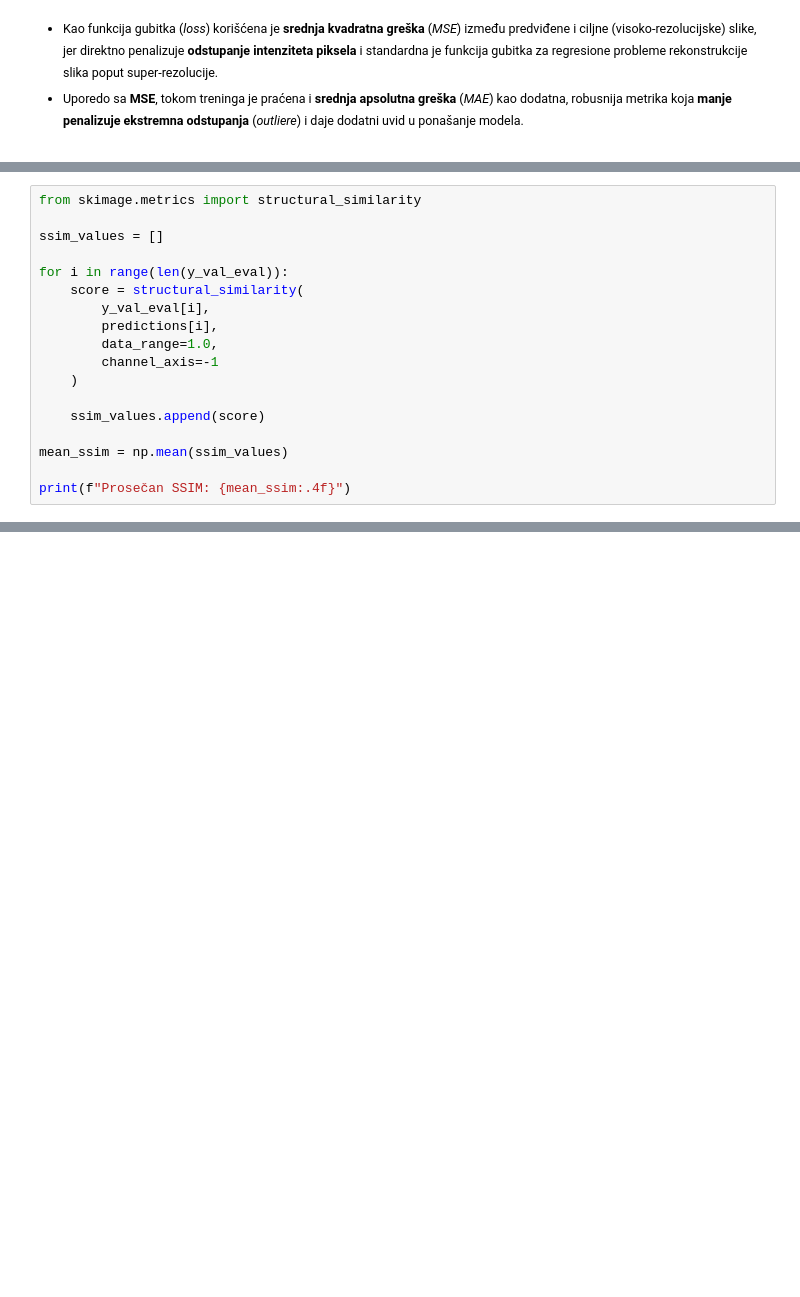
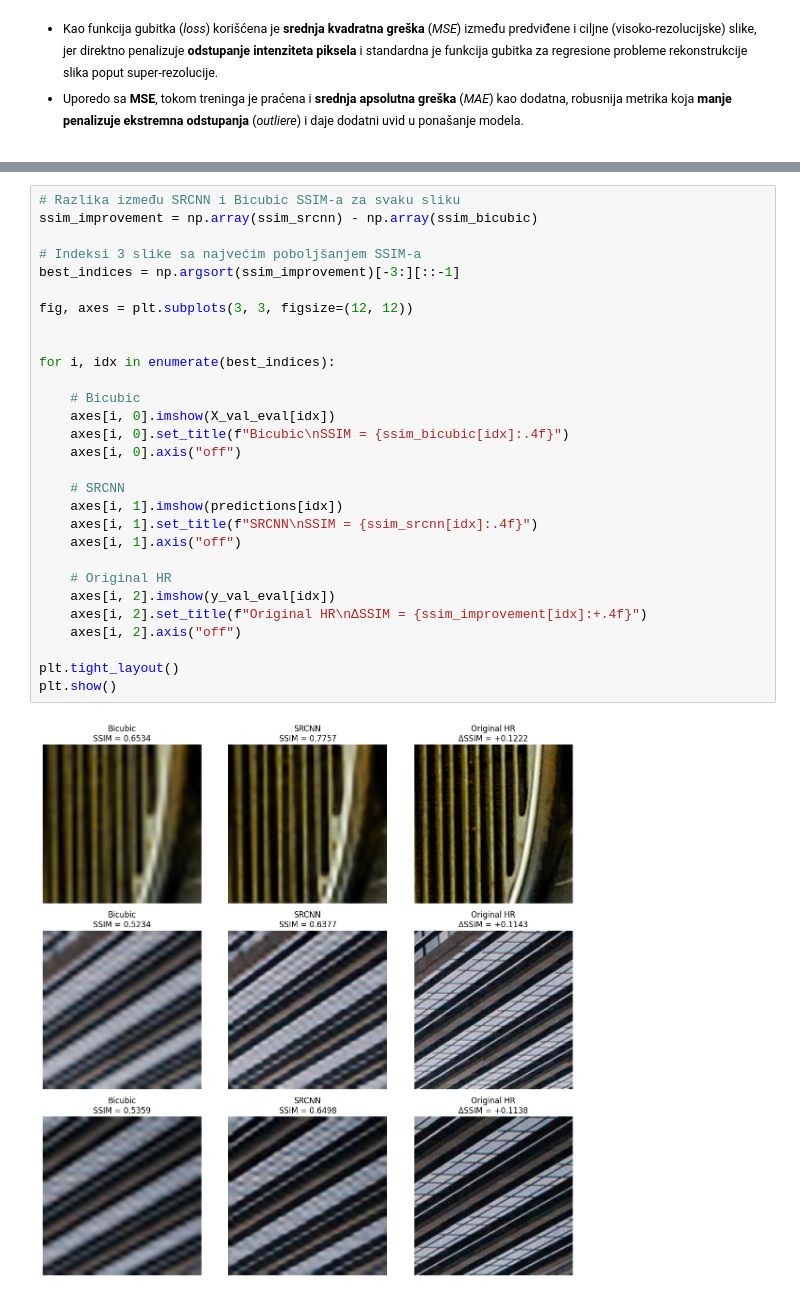
Before and after one commit to NatalijaLazic/Rekonstrukcija-i-super-rezolucija-istorijskih-slika, a Jupyter notebook: notebooks/03__SRCNN_Baseline.ipynb, the cells around one changed output, grey strips where cells are left out. Drawn from its saved outputs; the diff is of its cells as text; blank space fills up the shorter version.

```diff
--- a/notebooks/03__SRCNN_Baseline.ipynb
+++ b/notebooks/03__SRCNN_Baseline.ipynb
@@ -436,18 +444,0 @@ Prosečan PSNR: 29.8144 dB
-# %%
-from skimage.metrics import structural_similarity
-
-ssim_values = []
-
-for i in range(len(y_val_eval)):
-    score = structural_similarity(
-        y_val_eval[i],
-        predictions[i],
-        data_range=1.0,
-        channel_axis=-1
-    )
-
-    ssim_values.append(score)
-
-mean_ssim = np.mean(ssim_values)
-
-print(f"Prosečan SSIM: {mean_ssim:.4f}")
@@ -536,0 +578,31 @@ SSIM poboljšanje: 0.0251
+# %%
+# Razlika između SRCNN i Bicubic SSIM-a za svaku sliku
+ssim_improvement = np.array(ssim_srcnn) - np.array(ssim_bicubic)
+
+# Indeksi 3 slike sa najvećim poboljšanjem SSIM-a
+best_indices = np.argsort(ssim_improvement)[-3:][::-1]
+
+fig, axes = plt.subplots(3, 3, figsize=(12, 12))
+
+
+for i, idx in enumerate(best_indices):
+
+    # Bicubic
+    axes[i, 0].imshow(X_val_eval[idx])
+    axes[i, 0].set_title(f"Bicubic\nSSIM = {ssim_bicubic[idx]:.4f}")
+    axes[i, 0].axis("off")
+
+    # SRCNN
+    axes[i, 1].imshow(predictions[idx])
+    axes[i, 1].set_title(f"SRCNN\nSSIM = {ssim_srcnn[idx]:.4f}")
+    axes[i, 1].axis("off")
+
+    # Original HR
+    axes[i, 2].imshow(y_val_eval[idx])
+    axes[i, 2].set_title(f"Original HR\nΔSSIM = {ssim_improvement[idx]:+.4f}")
+    axes[i, 2].axis("off")
+
+plt.tight_layout()
+plt.show()
+# %% [output]
+[figure, added]
```
Also changed, not shown: parts of 24 cells of this notebook.
